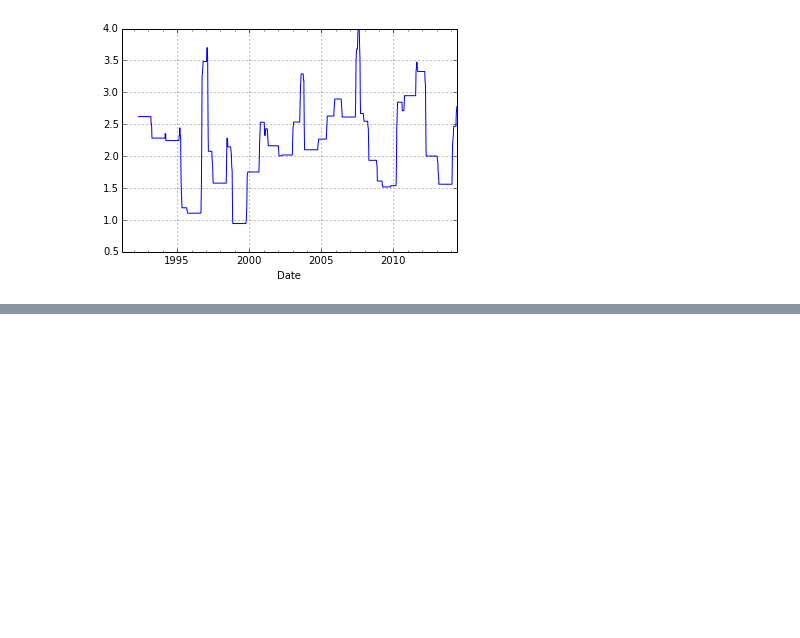
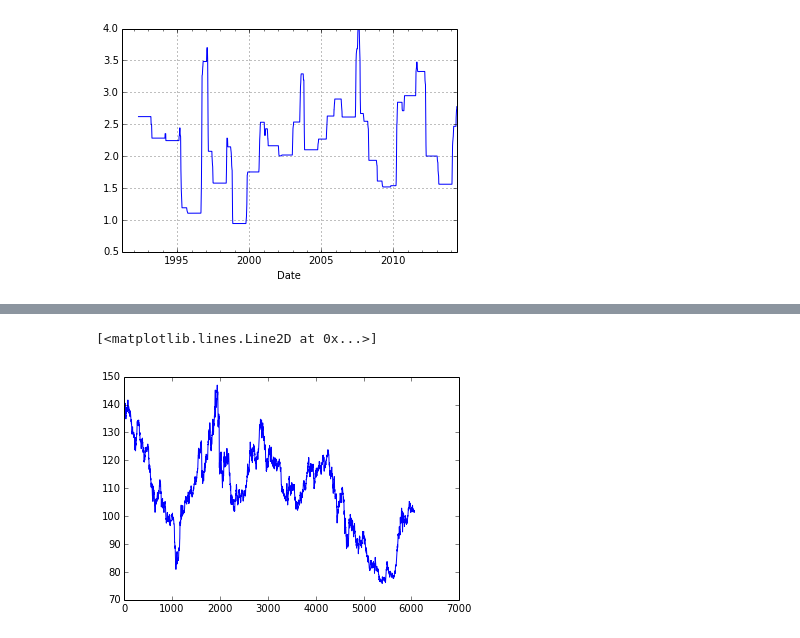
Before and after one commit to gliptak/PythonQCON2014, a Jupyter notebook: Qcon2014VaR.ipynb, the cells around one changed output, grey strips where cells are left out. Saved outputs shown, nothing was run; the diff lists cells and outputs as text; code cells hidden in the pictures; blank space fills up the shorter version.

```diff
--- a/Qcon2014VaR.ipynb
+++ b/Qcon2014VaR.ipynb
@@ -257,0 +315,8 @@ VarR.plot()
+# %%
+from stress import step_tweak
+from operator import add, mul
+steptweakedCollection = step_tweak(market, 'fx.usd_eur.Rate', '2013-10-31', '2014-01-15', add, .001)
+plot(steptweakedCollection.fx.usd_jpy.Rate)
+# %% [output]
+[<matplotlib.lines.Line2D at 0x...>]
+[figure, added]
```
Also changed, not shown: parts of 24 cells of this notebook.
